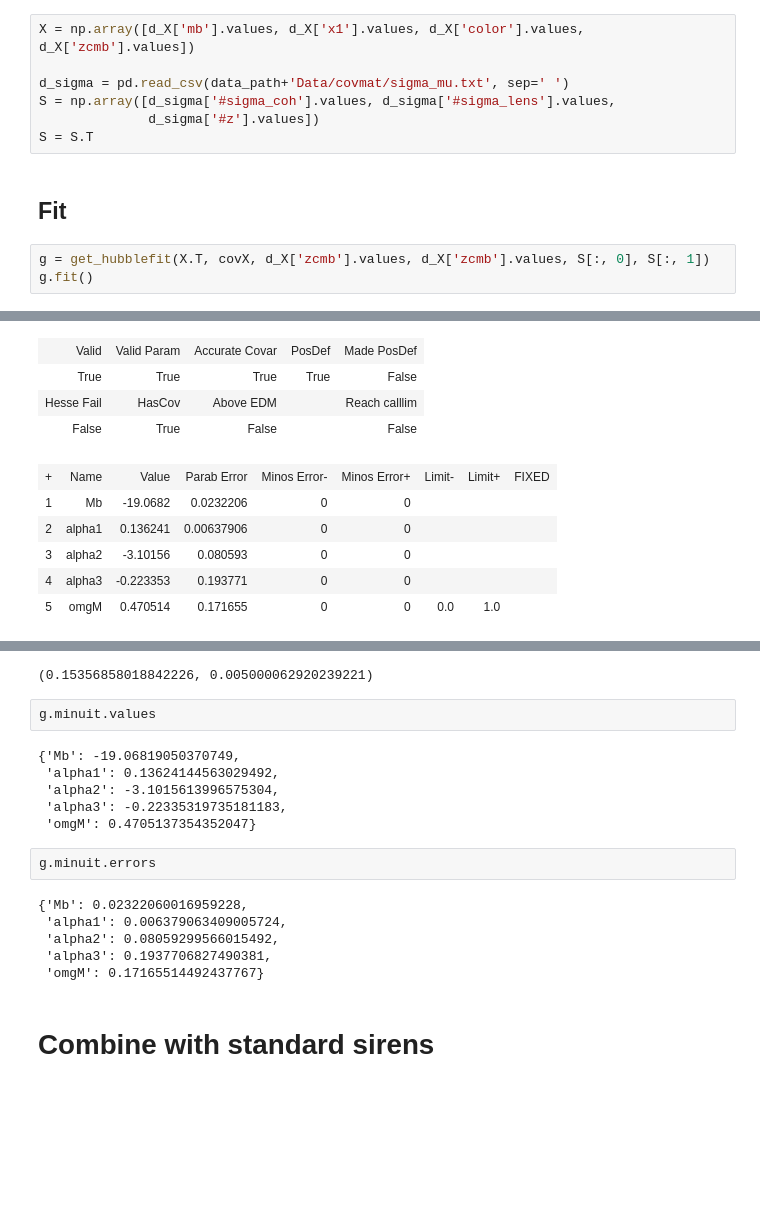
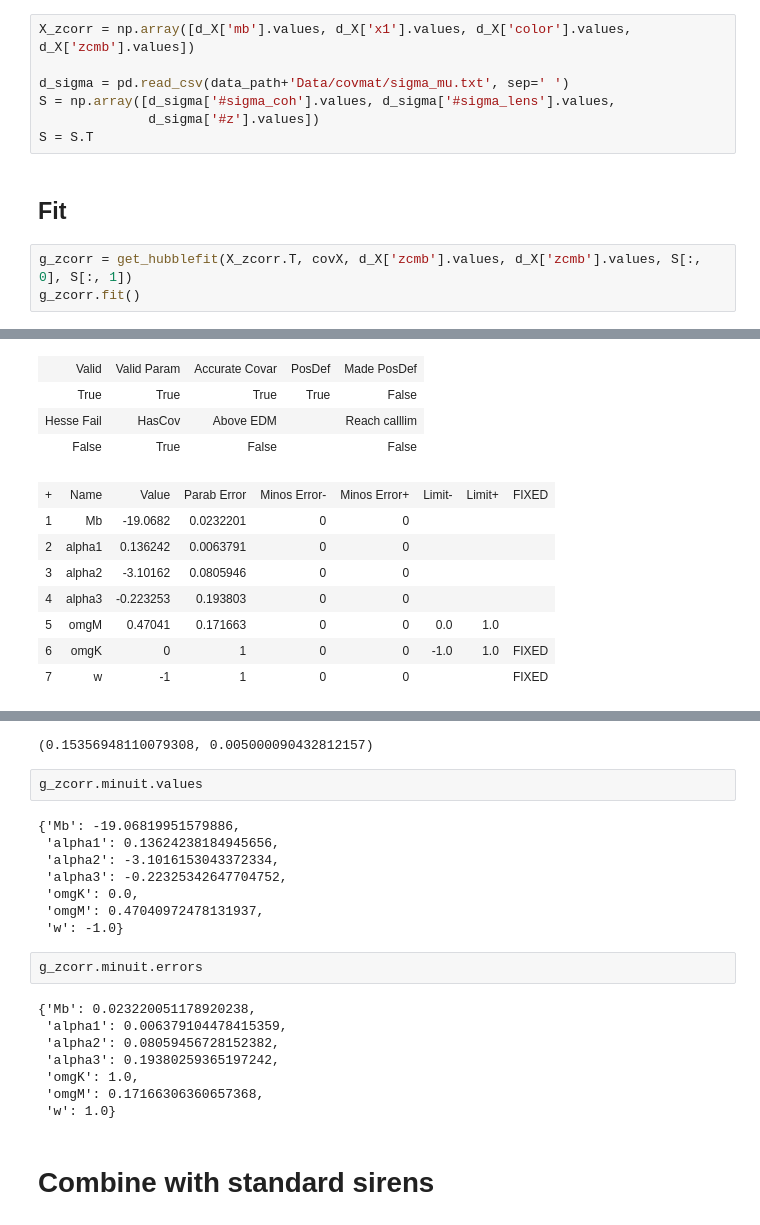
Before and after one commit to FlMondon/forecast_SN_GW, a Jupyter notebook: Notebooks/Fit jla SnIa.ipynb, the cells around one changed output, grey strips where cells are left out. Drawn from its saved outputs; the diff is of its cells as text; blank space fills up the shorter version.

```diff
--- a/Notebooks/Fit jla SnIa.ipynb
+++ b/Notebooks/Fit jla SnIa.ipynb
@@ -80,7 +86,7 @@ g.minuit.errors
 # %% [markdown]
 ## Build data array
 # %%
-X = np.array([d_X['mb'].values, d_X['x1'].values, d_X['color'].values, d_X['zcmb'].values])
+X_zcorr = np.array([d_X['mb'].values, d_X['x1'].values, d_X['color'].values, d_X['zcmb'].values])
 
 d_sigma = pd.read_csv(data_path+'Data/covmat/sigma_mu.txt', sep=' ')
 S = np.array([d_sigma['#sigma_coh'].values, d_sigma['#sigma_lens'].values,
@@ -89,7 +95,7 @@ S = S.T
 # %% [markdown]
 ## Fit
 # %%
-g = get_hubblefit(X.T, covX, d_X['zcmb'].values, d_X['zcmb'].values, S[:, 0], S[:, 1])
-g.fit()
+g_zcorr = get_hubblefit(X_zcorr.T, covX, d_X['zcmb'].values, d_X['zcmb'].values, S[:, 0], S[:, 1])
+g_zcorr.fit()
 # %% [output]
 [interactive output not drawn]
@@ -98,31 +104,37 @@ g.fit()
 | Valid | Valid Param | Accurate Covar | PosDef | Made PosDef |
 | True | True | True | True | False |
 | Hesse Fail | HasCov | Above EDM |  | Reach calllim |
 | False | True | False |  | False |
 | + | Name | Value | Parab Error | Minos Error- | Minos Error+ | Limit- | Limit+ | FIXED |
-| 1 | Mb | -19.0682 | 0.0232206 | 0 | 0 |  |  |  |
-| 2 | alpha1 | 0.136241 | 0.00637906 | 0 | 0 |  |  |  |
-| 3 | alpha2 | -3.10156 | 0.080593 | 0 | 0 |  |  |  |
-| 4 | alpha3 | -0.223353 | 0.193771 | 0 | 0 |  |  |  |
-| 5 | omgM | 0.470514 | 0.171655 | 0 | 0 | 0.0 | 1.0 |  |
+| 1 | Mb | -19.0682 | 0.0232201 | 0 | 0 |  |  |  |
+| 2 | alpha1 | 0.136242 | 0.0063791 | 0 | 0 |  |  |  |
+| 3 | alpha2 | -3.10162 | 0.0805946 | 0 | 0 |  |  |  |
+| 4 | alpha3 | -0.223253 | 0.193803 | 0 | 0 |  |  |  |
+| 5 | omgM | 0.47041 | 0.171663 | 0 | 0 | 0.0 | 1.0 |  |
+| 6 | omgK | 0 | 1 | 0 | 0 | -1.0 | 1.0 | FIXED |
+| 7 | w | -1 | 1 | 0 | 0 |  |  | FIXED |
 [interactive output not drawn]
-(0.15356858018842226, 0.005000062920239221)
+(0.15356948110079308, 0.005000090432812157)
 # %%
-g.minuit.values
+g_zcorr.minuit.values
 # %% [output]
-{'Mb': -19.06819050370749,
- 'alpha1': 0.13624144563029492,
- 'alpha2': -3.1015613996575304,
- 'alpha3': -0.22335319735181183,
- 'omgM': 0.4705137354352047}
+{'Mb': -19.06819951579886,
+ 'alpha1': 0.13624238184945656,
+ 'alpha2': -3.1016153043372334,
+ 'alpha3': -0.22325342647704752,
+ 'omgK': 0.0,
+ 'omgM': 0.47040972478131937,
+ 'w': -1.0}
 # %%
-g.minuit.errors
+g_zcorr.minuit.errors
 # %% [output]
-{'Mb': 0.02322060016959228,
- 'alpha1': 0.006379063409005724,
- 'alpha2': 0.08059299566015492,
- 'alpha3': 0.1937706827490381,
- 'omgM': 0.17165514492437767}
+{'Mb': 0.023220051178920238,
+ 'alpha1': 0.006379104478415359,
+ 'alpha2': 0.08059456728152382,
+ 'alpha3': 0.19380259365197242,
+ 'omgK': 1.0,
+ 'omgM': 0.17166306360657368,
+ 'w': 1.0}
 # %% [markdown]
 # Combine with standard sirens
 # %%
```
Also changed, not shown: parts of 27 cells of this notebook, 1 other file.
